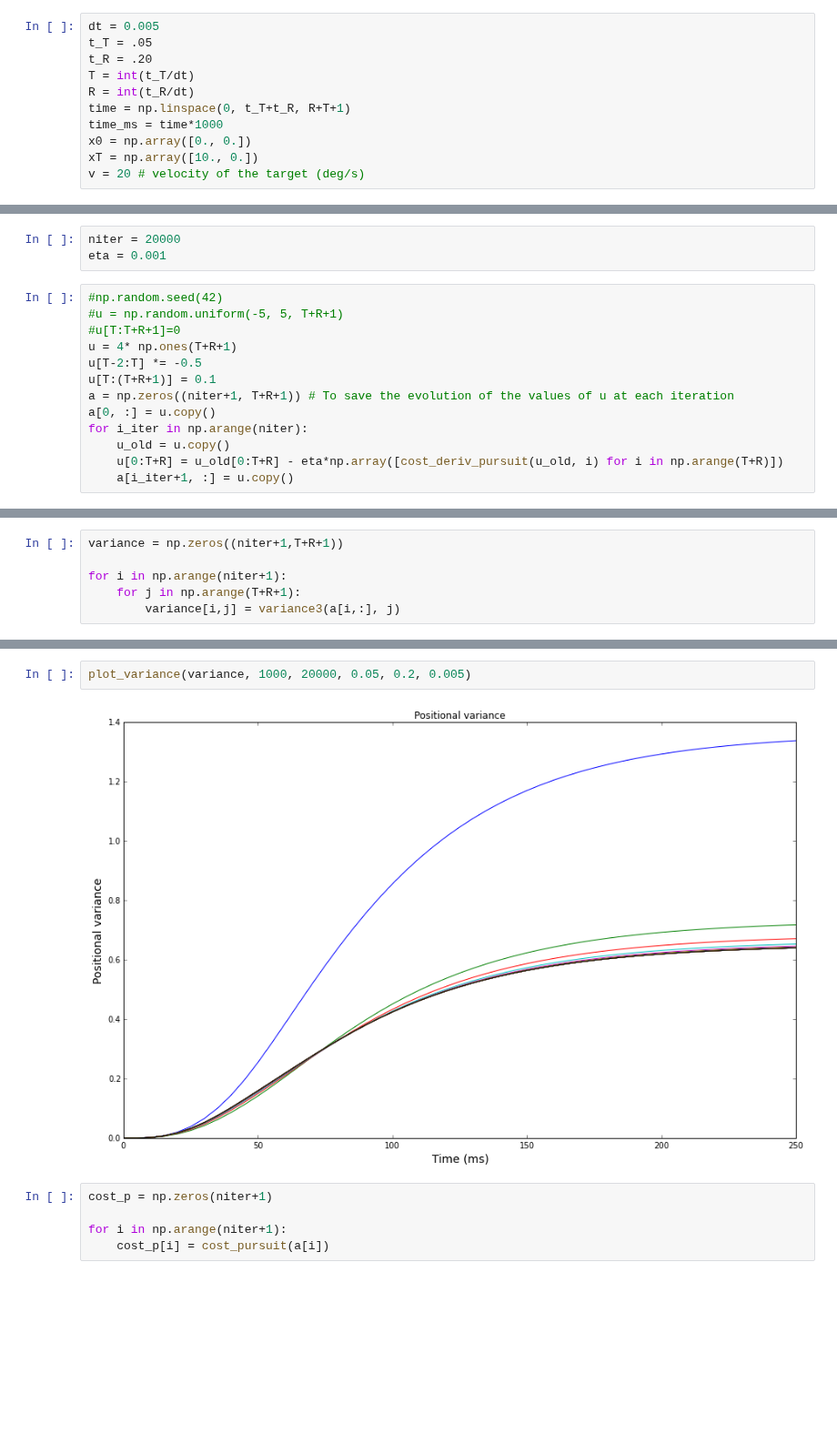
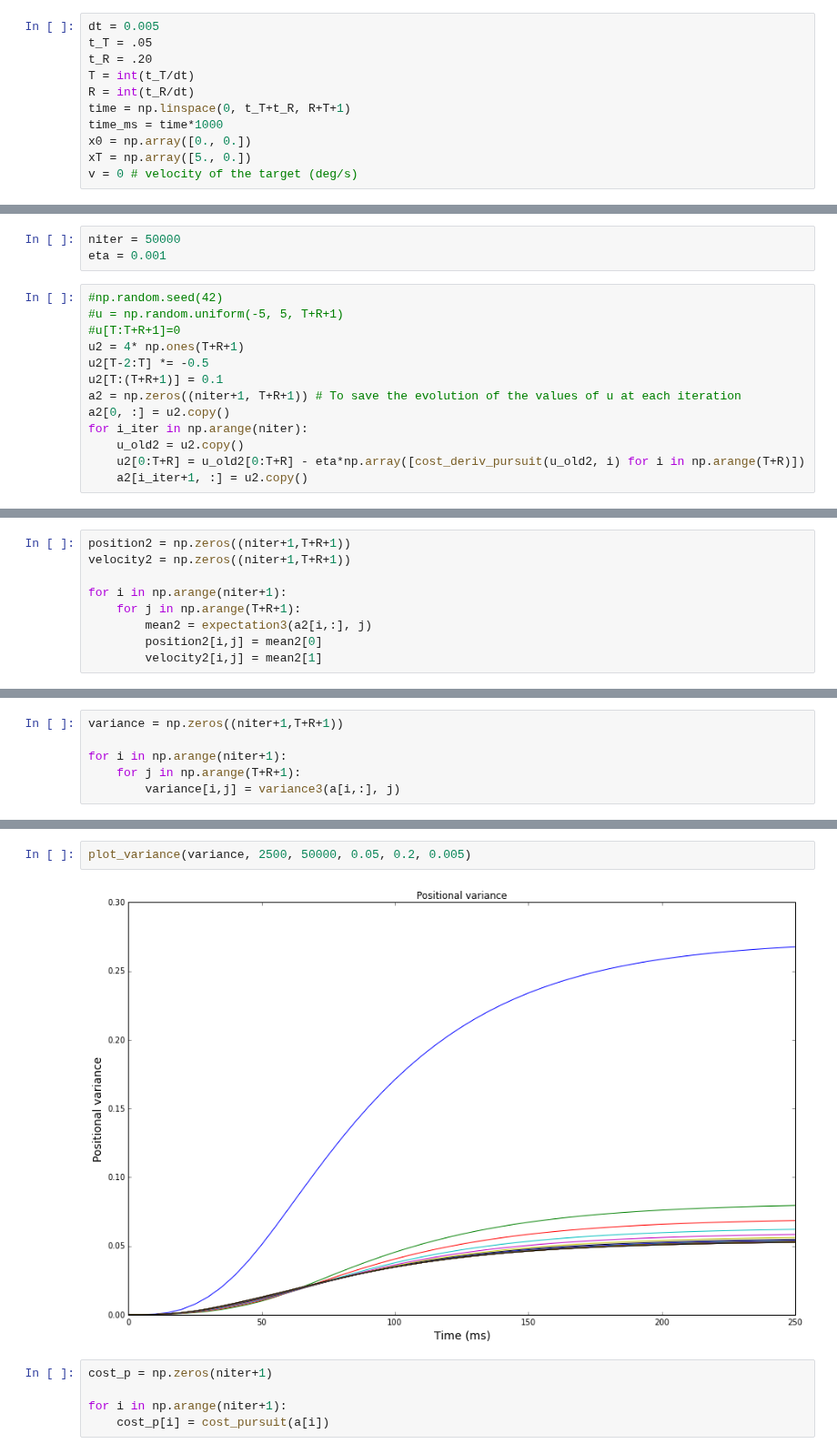
Before and after one commit to AnaideT/OptimalPrecision, a Jupyter notebook: 2017-06-01 Minimum-variance theory and pursuit.ipynb, the cells around one changed output, grey strips where cells are left out. Shown at 91% size. Drawn from its saved outputs; the diff is of its cells as text; blank space fills up the shorter version.

```diff
--- a/2017-06-01 Minimum-variance theory and pursuit.ipynb
+++ b/2017-06-01 Minimum-variance theory and pursuit.ipynb
@@ -28,8 +28,8 @@ R = int(t_R/dt)
 time = np.linspace(0, t_T+t_R, R+T+1)
 time_ms = time*1000
 x0 = np.array([0., 0.])
-xT = np.array([10., 0.])
-v = 20 # velocity of the target (deg/s)
+xT = np.array([5., 0.])
+v = 0 # velocity of the target (deg/s)
 # %% [markdown]
 ## Mean and covariance matrix
 $\tilde{x}_t = A\tilde{x}_{t-1}+B\left (u_{t-1}+w_{t-1} \right) \\
@@ -357,21 +357,21 @@ cost_deriv3(utest,0)
 # %% [markdown]
 We choose the number of iterations of the process and the stepsize $\eta$ of the gradient descent.
 # %%
-niter = 20000
+niter = 50000
 eta = 0.001
 # %%
 #np.random.seed(42)
 #u = np.random.uniform(-5, 5, T+R+1)
 #u[T:T+R+1]=0
-u = 4* np.ones(T+R+1)
-u[T-2:T] *= -0.5
-u[T:(T+R+1)] = 0.1
-a = np.zeros((niter+1, T+R+1)) # To save the evolution of the values of u at each iteration
-a[0, :] = u.copy()
+u2 = 4* np.ones(T+R+1)
+u2[T-2:T] *= -0.5
+u2[T:(T+R+1)] = 0.1
+a2 = np.zeros((niter+1, T+R+1)) # To save the evolution of the values of u at each iteration
+a2[0, :] = u2.copy()
 for i_iter in np.arange(niter):
-    u_old = u.copy()
-    u[0:T+R] = u_old[0:T+R] - eta*np.array([cost_deriv_pursuit(u_old, i) for i in np.arange(T+R)])
-    a[i_iter+1, :] = u.copy()
+    u_old2 = u2.copy()
+    u2[0:T+R] = u_old2[0:T+R] - eta*np.array([cost_deriv_pursuit(u_old2, i) for i in np.arange(T+R)])
+    a2[i_iter+1, :] = u2.copy()
 # %%
 u
 # %% [output]
@@ -418,3 +407,12 @@ for i in np.arange(niter+1):
         mean = expectation3(a[i,:], j)
         position[i,j] = mean[0]
         velocity[i,j] = mean[1]
+# %%
+position2 = np.zeros((niter+1,T+R+1))
+velocity2 = np.zeros((niter+1,T+R+1))
+
+for i in np.arange(niter+1):
+    for j in np.arange(T+R+1):
+        mean2 = expectation3(a2[i,:], j)
+        position2[i,j] = mean2[0]
+        velocity2[i,j] = mean2[1]
@@ -439,7 +452,7 @@ for i in np.arange(niter+1):
 # %%
-plot_variance(variance, 1000, 20000, 0.05, 0.2, 0.005)
+plot_variance(variance, 2500, 50000, 0.05, 0.2, 0.005)
 # %% [output]
-[figure, old version]
+[figure, new version]
 # %%
 cost_p = np.zeros(niter+1)
 
```
Also changed, not shown: parts of 31 cells of this notebook, 2 other files.
